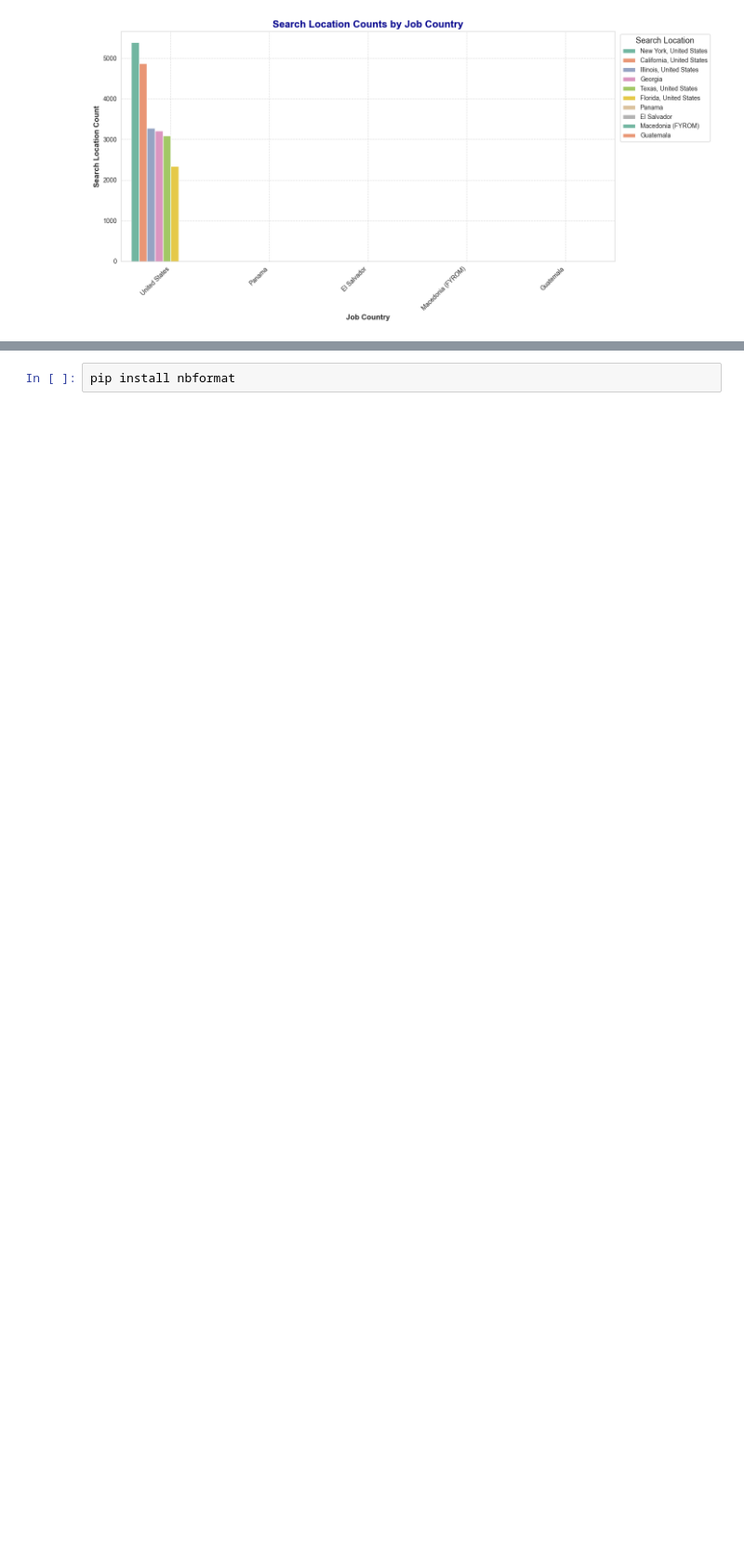
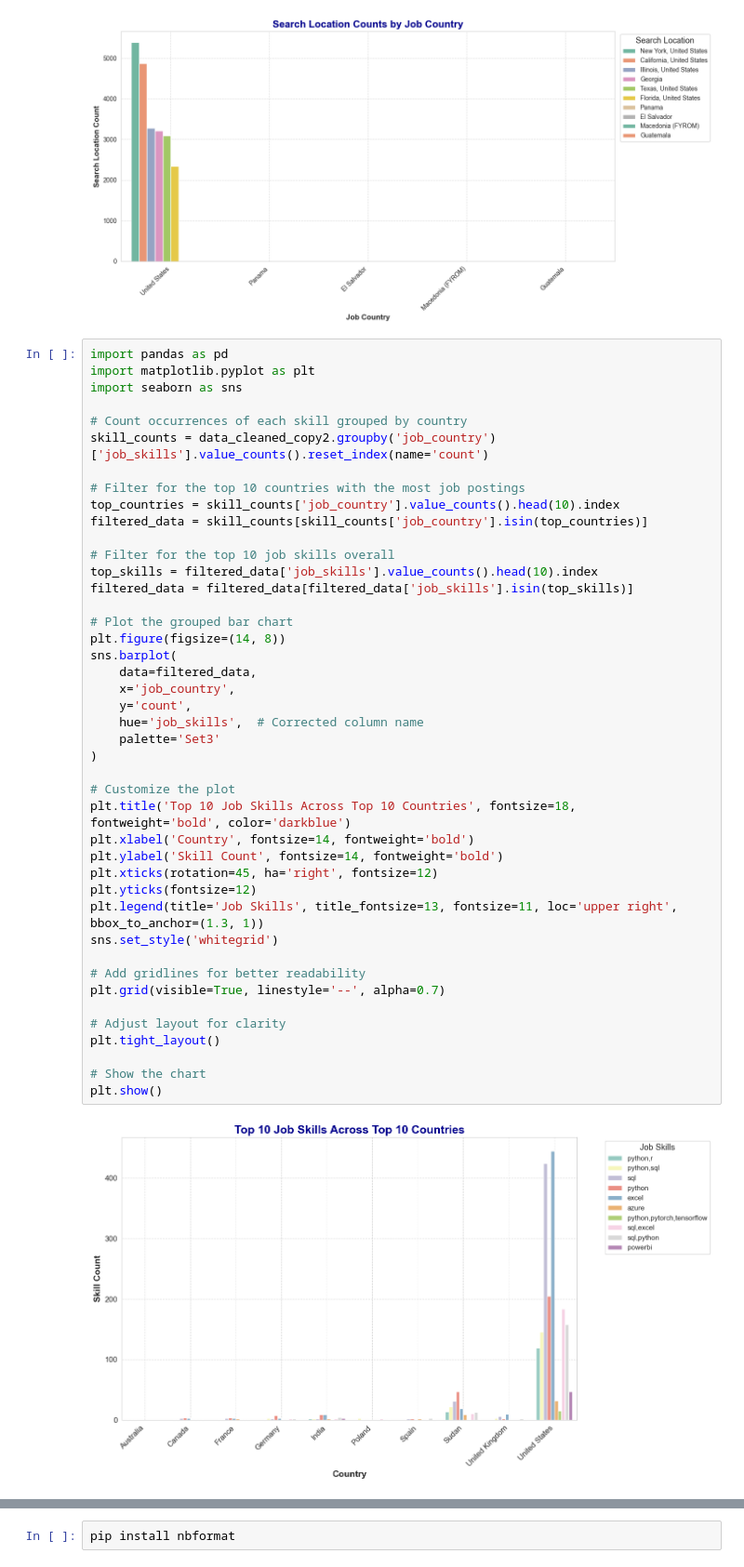
Before and after one commit to Malinda1/data-job-analysis, a Jupyter notebook: data_job_analysis.ipynb, the cells around one changed output, grey strips where cells are left out. Shown at 93% size. Drawn from its saved outputs; the diff is of its cells as text; blank space fills up the shorter version.

Commit message:
create a bar chart for display Top 10 job skill across top 10 countries.

```diff
--- a/data_job_analysis.ipynb
+++ b/data_job_analysis.ipynb
@@ -690,6 +690,51 @@ plt.tight_layout()
 plt.show()
 # %% [output]
 [figure]
+# %%
+import pandas as pd
+import matplotlib.pyplot as plt
+import seaborn as sns
+
+# Count occurrences of each skill grouped by country
+skill_counts = data_cleaned_copy2.groupby('job_country')['job_skills'].value_counts().reset_index(name='count')
+
+# Filter for the top 10 countries with the most job postings
+top_countries = skill_counts['job_country'].value_counts().head(10).index
+filtered_data = skill_counts[skill_counts['job_country'].isin(top_countries)]
+
+# Filter for the top 10 job skills overall
+top_skills = filtered_data['job_skills'].value_counts().head(10).index
+filtered_data = filtered_data[filtered_data['job_skills'].isin(top_skills)]
+
+# Plot the grouped bar chart
+plt.figure(figsize=(14, 8))
+sns.barplot(
+    data=filtered_data,
+    x='job_country',
+    y='count',
+    hue='job_skills',  # Corrected column name
+    palette='Set3'
+)
+
+# Customize the plot
+plt.title('Top 10 Job Skills Across Top 10 Countries', fontsize=18, fontweight='bold', color='darkblue')
+plt.xlabel('Country', fontsize=14, fontweight='bold')
+plt.ylabel('Skill Count', fontsize=14, fontweight='bold')
+plt.xticks(rotation=45, ha='right', fontsize=12)
+plt.yticks(fontsize=12)
+plt.legend(title='Job Skills', title_fontsize=13, fontsize=11, loc='upper right', bbox_to_anchor=(1.3, 1))
+sns.set_style('whitegrid')
+
+# Add gridlines for better readability
+plt.grid(visible=True, linestyle='--', alpha=0.7)
+
+# Adjust layout for clarity
+plt.tight_layout()
+
+# Show the chart
+plt.show()
+# %% [output]
+[figure, added]
 # %%
 import pandas as pd
 import plotly.express as px
```
